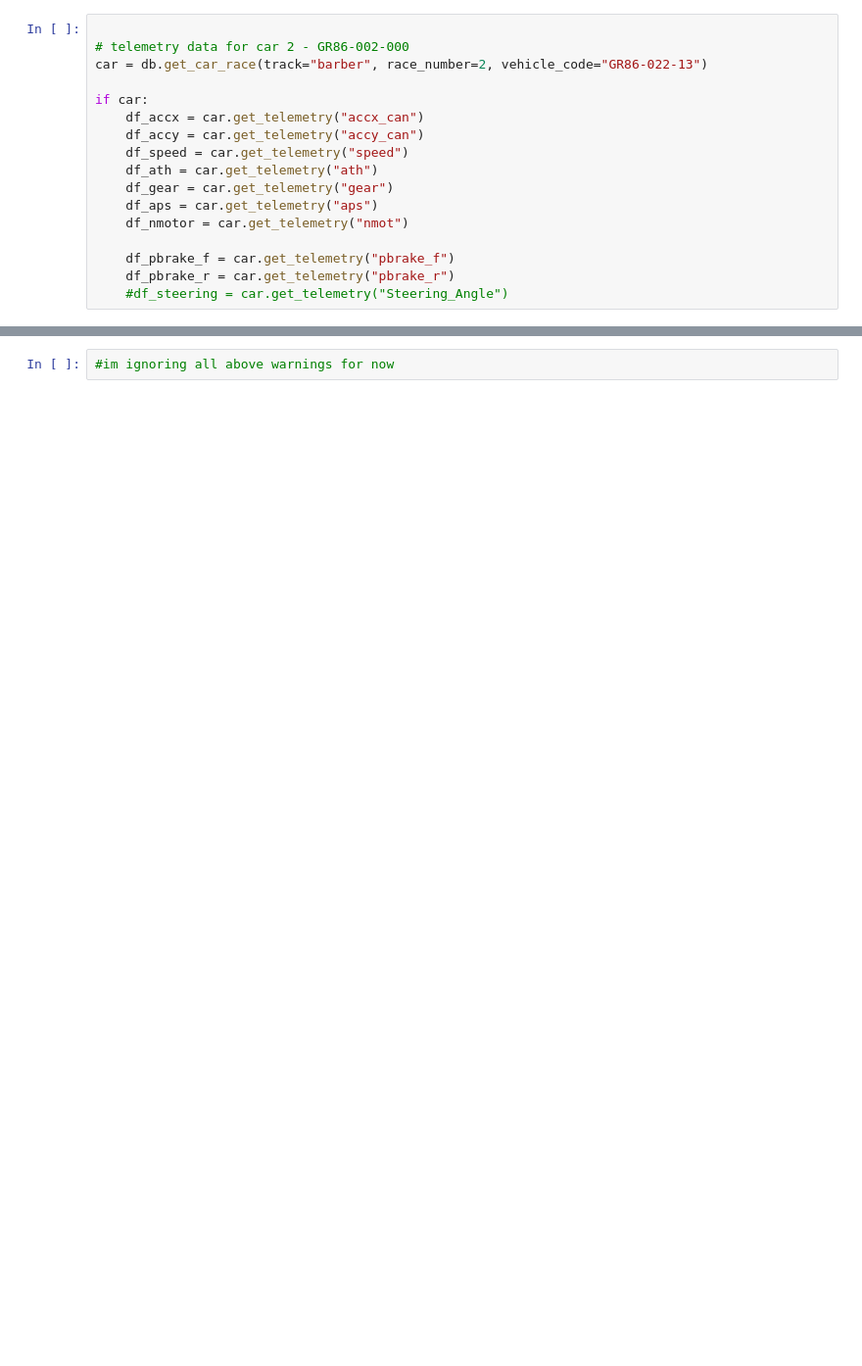
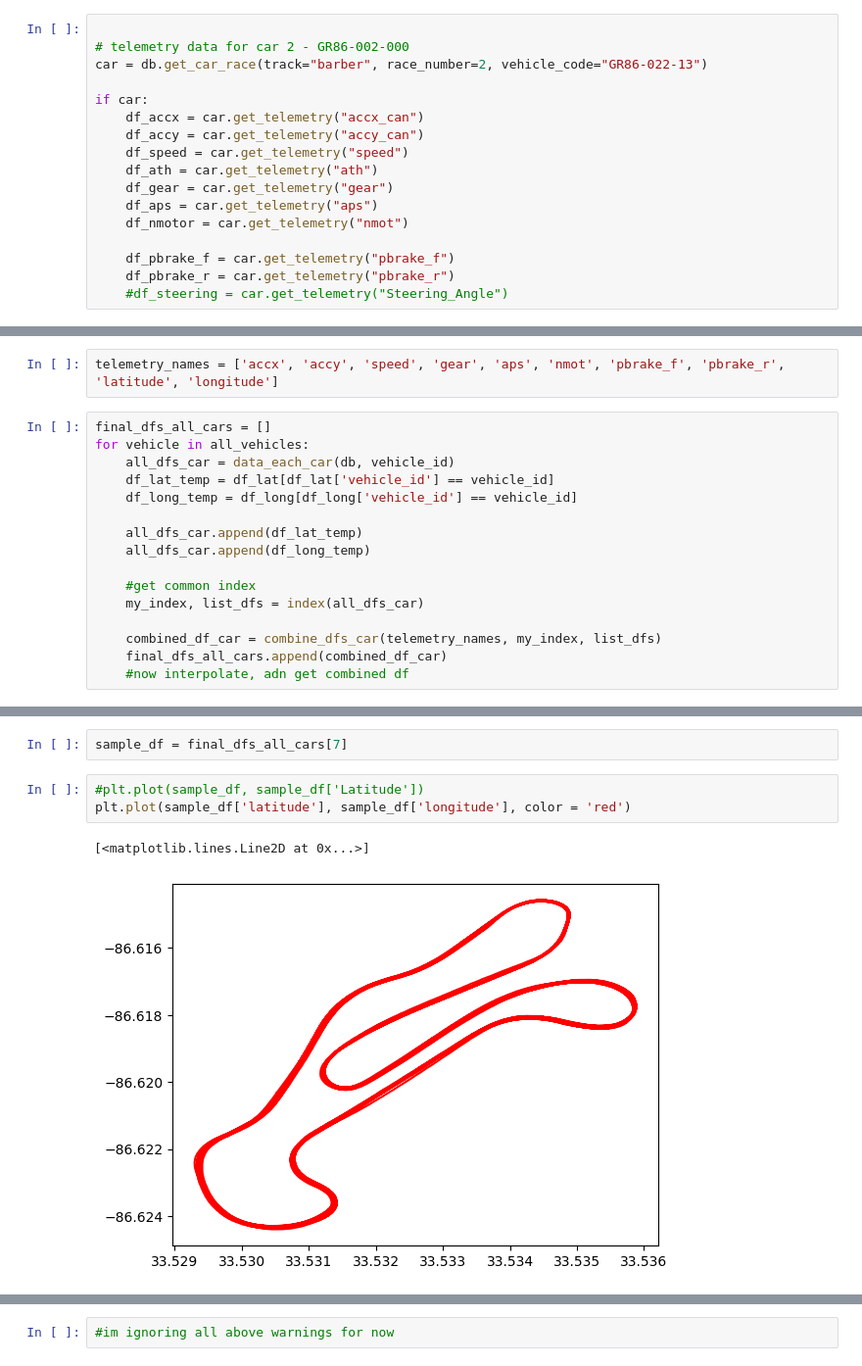
Before and after one commit to UBC-Solar/hack_the_track, a Jupyter notebook: backend/telemetry/car2.ipynb, the cells around one changed output, grey strips where cells are left out. Shown: that part at 98% size. Saved outputs shown, nothing was run; the diff lists cells and outputs as text; blank space fills up the shorter version.

```diff
--- a/backend/telemetry/car2.ipynb
+++ b/backend/telemetry/car2.ipynb
@@ -110,0 +267,18 @@ df_accx_in.head()
+# %%
+telemetry_names = ['accx', 'accy', 'speed', 'gear', 'aps', 'nmot', 'pbrake_f', 'pbrake_r', 'latitude', 'longitude']
+# %%
+final_dfs_all_cars = []
+for vehicle in all_vehicles:
+    all_dfs_car = data_each_car(db, vehicle_id)
+    df_lat_temp = df_lat[df_lat['vehicle_id'] == vehicle_id]
+    df_long_temp = df_long[df_long['vehicle_id'] == vehicle_id]
+
+    all_dfs_car.append(df_lat_temp)
+    all_dfs_car.append(df_long_temp)
+
+    #get common index
+    my_index, list_dfs = index(all_dfs_car)
+
+    combined_df_car = combine_dfs_car(telemetry_names, my_index, list_dfs)
+    final_dfs_all_cars.append(combined_df_car)
+    #now interpolate, adn get combined df
@@ -110,0 +296,8 @@ df_accx_in.head()
+# %%
+sample_df = final_dfs_all_cars[7]
+# %%
+#plt.plot(sample_df, sample_df['Latitude'])
+plt.plot(sample_df['latitude'], sample_df['longitude'], color = 'red')
+# %% [output]
+[<matplotlib.lines.Line2D at 0x...>]
+[figure, added]
```
Also changed, not shown: parts of 60 cells of this notebook, 1 other file.
